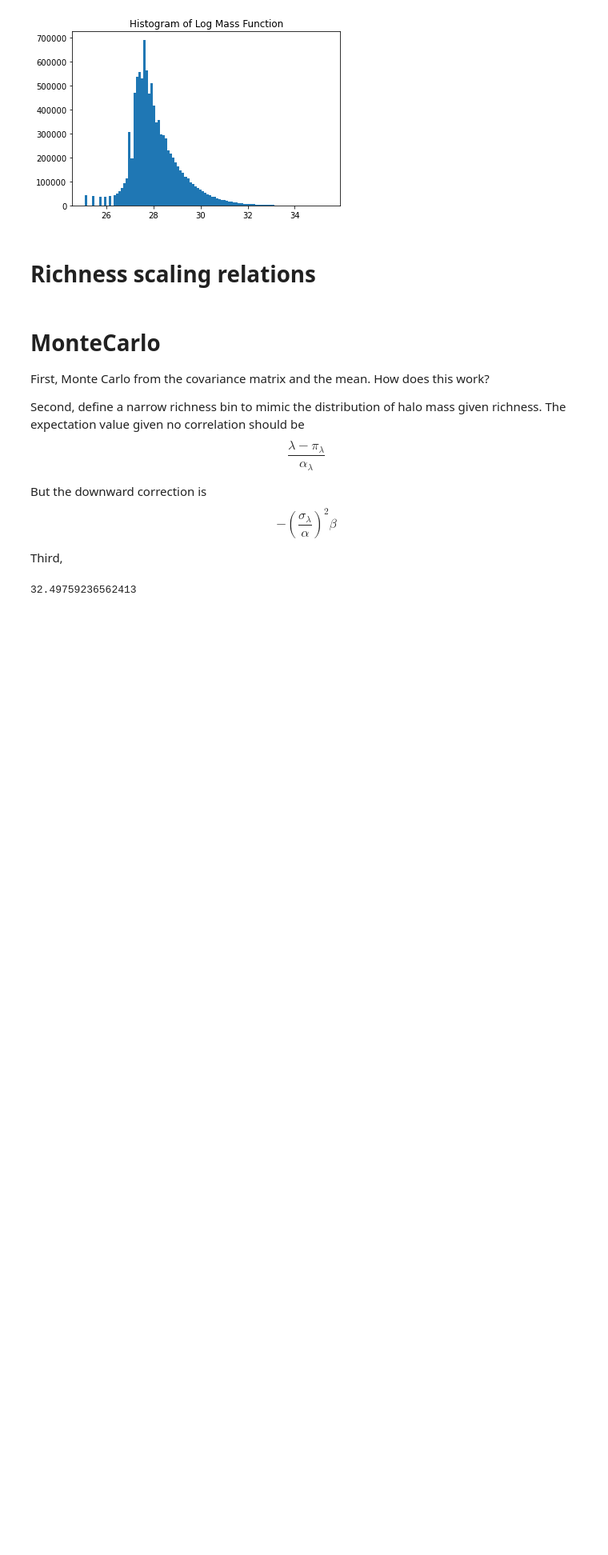
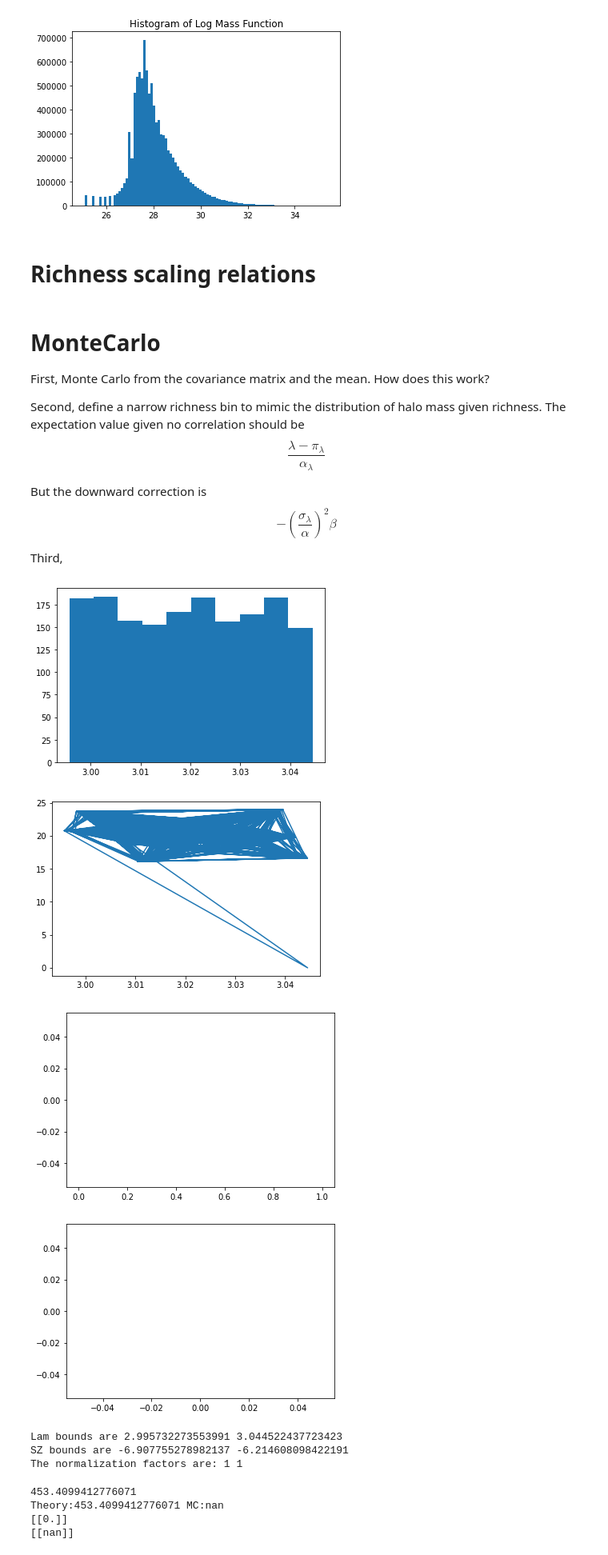
Before and after one commit to zchvsre/des_spt_selection, a Jupyter notebook: heidicode/three_variable_monte_carlo_integral.ipynb, the cells around one changed output. Shown at 80% size. Saved outputs shown, nothing was run; the diff lists cells and outputs as text; code cells hidden in the pictures; blank space fills up the shorter version.

```diff
--- a/heidicode/three_variable_monte_carlo_integral.ipynb
+++ b/heidicode/three_variable_monte_carlo_integral.ipynb
@@ -44,12 +47,33 @@ color_list = ['r','g','b','y','c','m','k','tab:cyan', "gold"]
 # %%
-from MCO import MonteCarloObservables
+from monte_carlo_observable import MonteCarloObservables
 
-mco = MonteCarloObservables(nh,0.5,np.log(mf.mass), lnlam_mean=lnlam_mean, lnSZ_mean=lnSZ_mean, lnMwl_mean=lnMwl_mean,
-                            scatter_lam=scatter_lam, scatter_Mwl=scatter_Mwl, scatter_SZ=scatter_SZ,
+mco = MonteCarloObservables(nh,
+                            0.5,
+                            np.log(mf.mass),
+                            lnlam_mean=lnlam_mean,
+                            lnSZ_mean=lnSZ_mean,
+                            lnMwl_mean=lnMwl_mean,
+                            scatter_lam=scatter_lam,
+                            scatter_Mwl=scatter_Mwl,
+                            scatter_SZ=scatter_SZ,
                             mf_slope_interp=mf.beta)
-NBINS = 2
-
-lam_array, SZ_array, diff_array, count_array = mco.MC_calculate_mean_Mwl_given_lam_SZ(nbins = NBINS+1,correction=True)
-# lam_array_nc, SZ_array_nc, diff_array_nc, count_array_nc = mco.MC_calculate_mean_Mwl_given_lam_SZ(nbins = NBINS+1,correction=False)
+NBINS = 1
-# %% [output]
-32.49759236562413
+# %%
+lam_array, SZ_array, diff_array, count_array = mco.mc_calculate_mean_mwl_given_lam_sz(lam1=10,lam2=12,sz1=0.001,sz2=0.1,
+    nbins=NBINS + 1, correction=True)
+# lam_array_nc, SZ_array_nc, diff_array_nc, count_array_nc = mco.MC_calculate_mean_Mwl_given_lam_SZ(nbins = NBINS+1,correction=False)
+
+print(count_array)
+print(np.exp(diff_array))
+# %% [output]
+[figure, added]
+[figure, added]
+[figure, added]
+[figure, added]
+Lam bounds are 2.995732273553991 3.044522437723423
+SZ bounds are -6.907755278982137 -6.214608098422191
+The normalization factors are: 1 1
+453.4099412776071
+Theory:453.4099412776071 MC:nan
+[[0.]]
+[[nan]]
```
Also changed, not shown: parts of 35 cells of this notebook, 1 other file.
